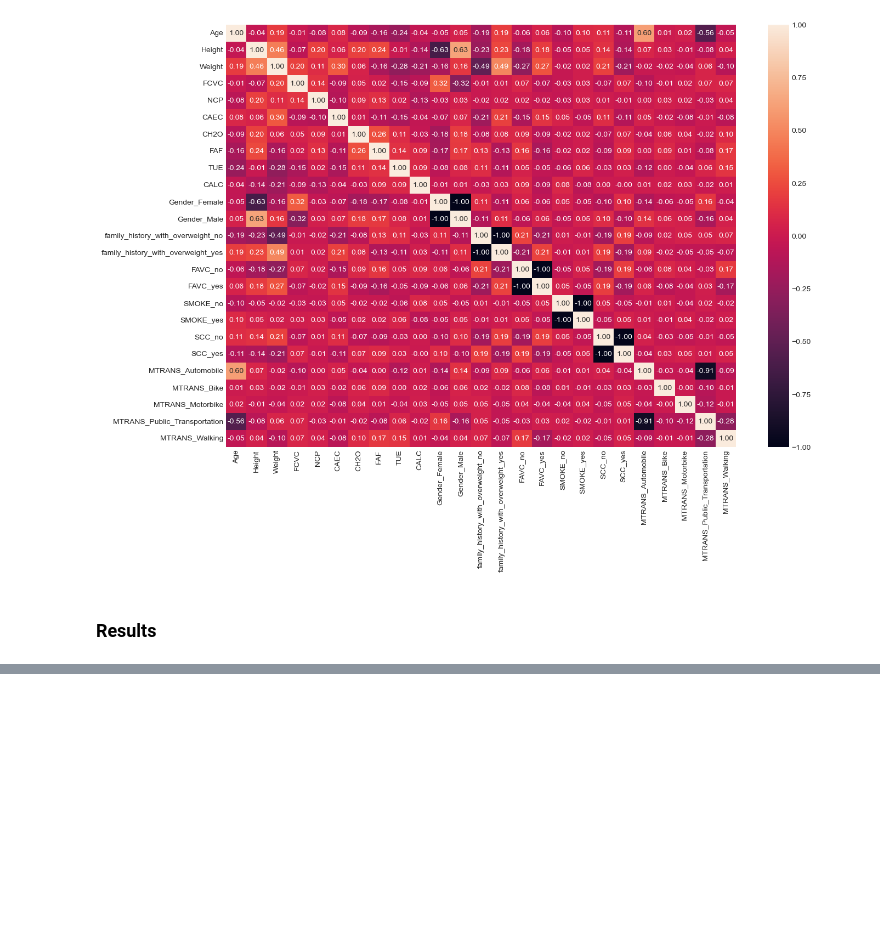
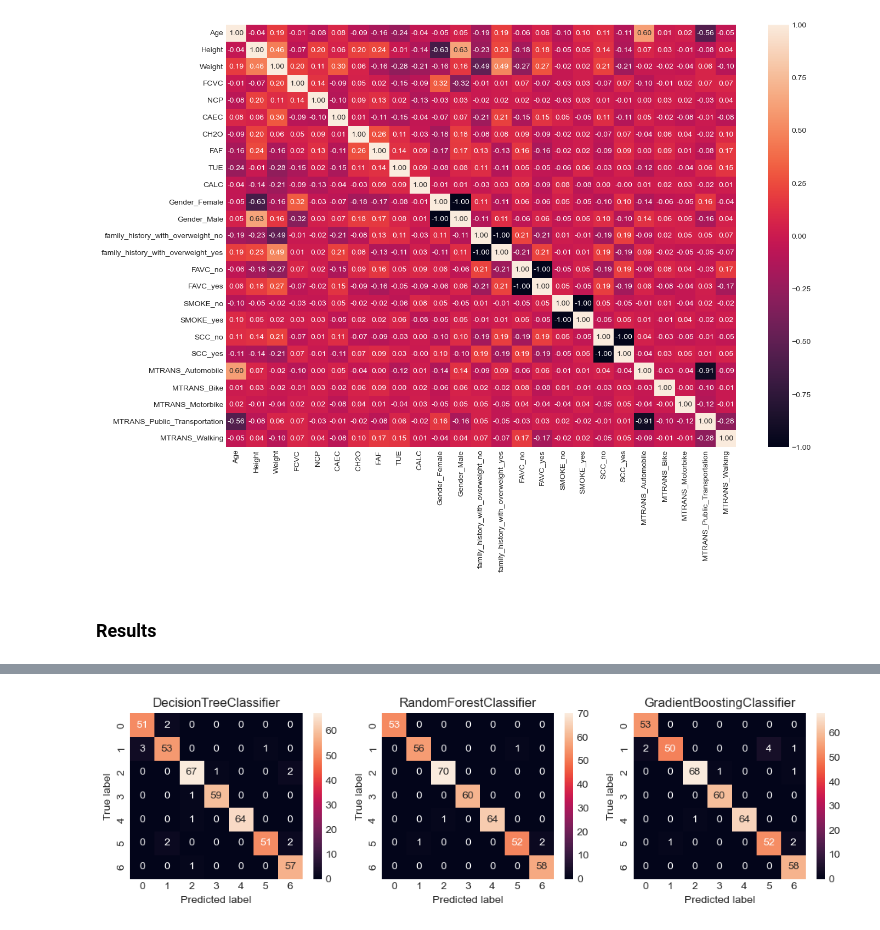
Before and after one commit to ivanica9598/ML_Classification, a Jupyter notebook: Projekat1.ipynb, the cells around one changed output, grey strips where cells are left out. Drawn from its saved outputs; the diff is of its cells as text; code cells hidden in the pictures; blank space fills up the shorter version.

Commit message:
Add hyperparameter tuning

```diff
--- a/Projekat1.ipynb
+++ b/Projekat1.ipynb
@@ -815,0 +509,2 @@ weighted avg              0.89    0.88      0.88    0.99
+# %%
+grid_search_result_dict[gr_boosting] = gen_grid_search_result(gr_boosting, gr_boosting_grid_values, X_train_standard_scaled, y_train)
@@ -815,0 +545,19 @@ weighted avg              0.89    0.88      0.88    0.99
+# %%
+def test_model(model, X_test, y_test):
+    y_pred = model.predict(X_test)
+    accuracy = accuracy_score(y_test, y_pred)
+
+    return accuracy
+# %%
+columns = ["Classifier", "Before tuning", "After RandomizedSearch", "After GridSearch"]
+df = pd.DataFrame(columns=columns)
+
+for clf in randomized_search_result_dict.keys():
+    clf.fit(X_train_standard_scaled, y_train)
+    before = test_model(clf, X_test_standard_scaled, y_test)
+    after_randomized_search = test_model(randomized_search_result_dict[clf]["best_estimator"], X_test_standard_scaled, y_test)
+    after_grid_search = test_model(grid_search_result_dict[clf]["best_estimator"], X_test_standard_scaled, y_test)
+
+    df.loc[len(df.index)] = [clf.__class__.__name__, before, after_randomized_search, after_grid_search]
+
+print(pdtabulate(df.round(3)))
@@ -815,0 +573,7 @@ weighted avg              0.89    0.88      0.88    0.99
+# %%
+def show_conf_matrices(clf, y_test, y_pred, num_models, i):
+    plt.subplot(1, num_models, i)
+    plt.title(clf)
+    ax = sns.heatmap(confusion_matrix(y_test, y_pred), annot=True)
+    ax.set_xlabel("Predicted label")
+    ax.set_ylabel("True label")
@@ -815,0 +598,15 @@ weighted avg              0.89    0.88      0.88    0.99
+# %%
+i = 1
+plt.figure(figsize=(10, 3))
+del grid_search_result_dict[knn]
+num_models = len(grid_search_result_dict)
+
+for clf, res in grid_search_result_dict.items():
+    best_estm = res["best_estimator"]
+    y_pred = best_estm.predict(X_test_standard_scaled)
+    show_conf_matrices(clf.__class__.__name__, y_test, y_pred, num_models, i)
+    i += 1
+
+plt.tight_layout()
+# %% [output]
+[figure, added]
```
Also changed, not shown: parts of 56 cells of this notebook.
